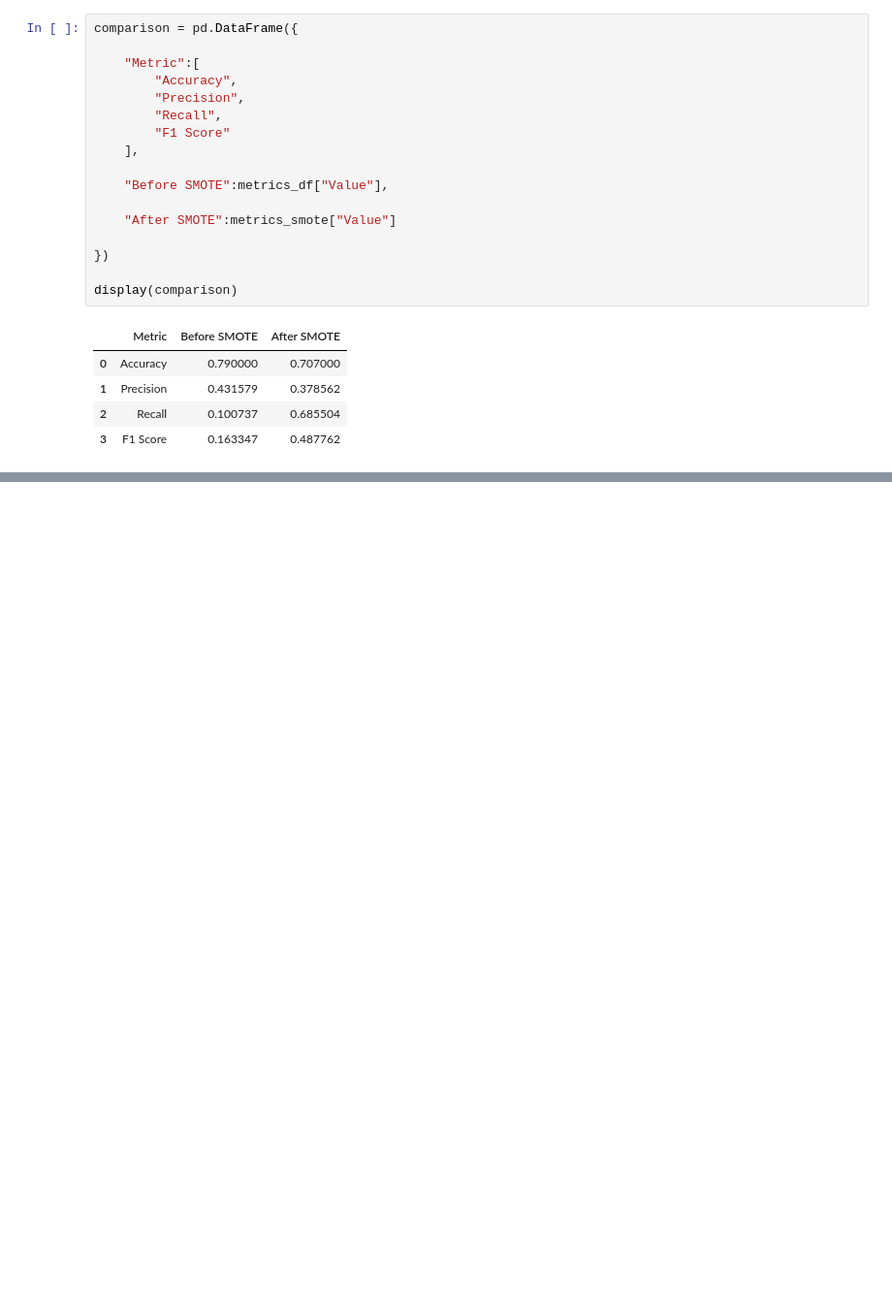
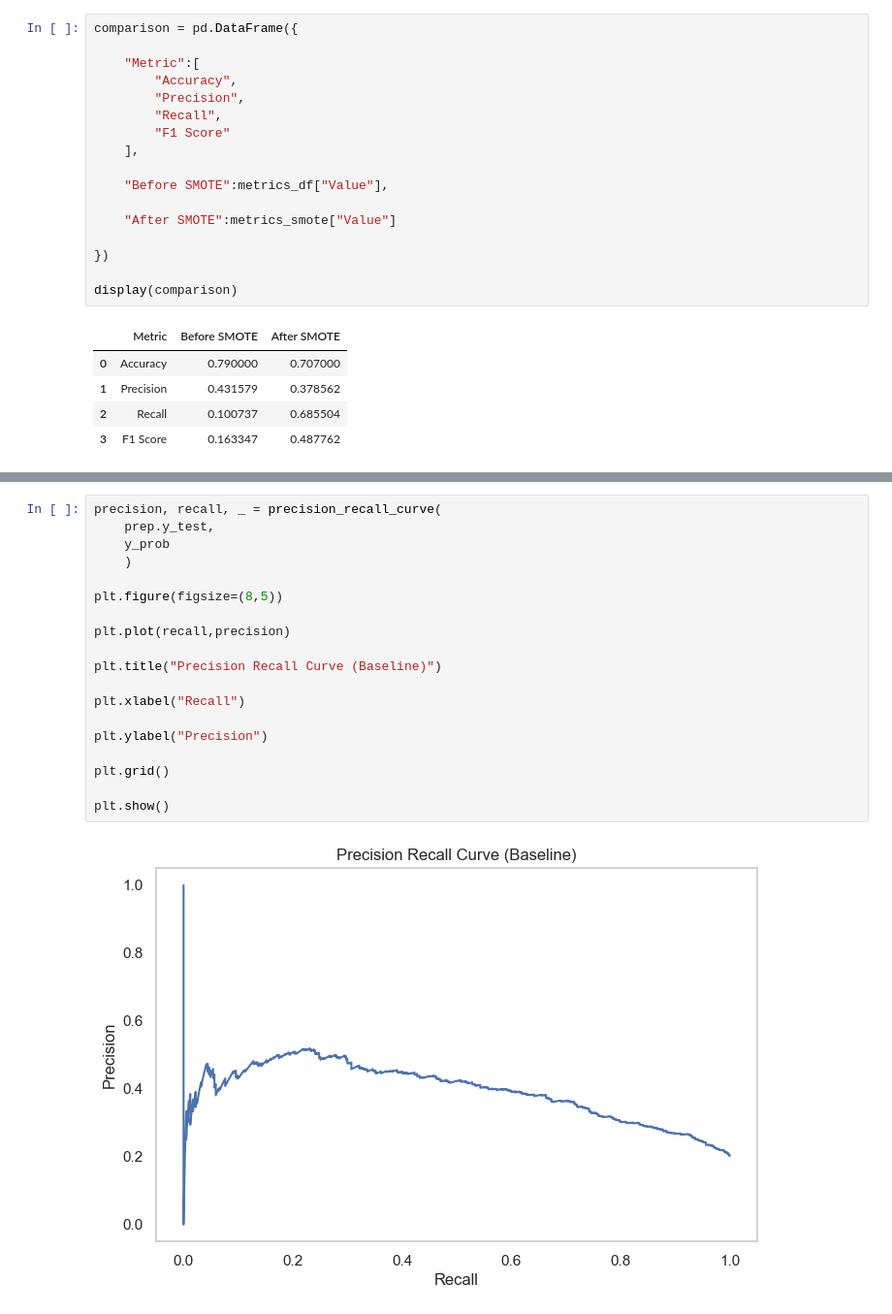
Before and after one commit to kimithora/Tubes-Struktur-Data-Algoritma, a Jupyter notebook: trialerror.ipynb, the cells around one changed output, grey strips where cells are left out. Shown at 97% size. Saved outputs shown, nothing was run; the diff lists cells and outputs as text; blank space fills up the shorter version.

```diff
--- a/trialerror.ipynb
+++ b/trialerror.ipynb
@@ -630,0 +1007,21 @@ display(comparison)
+# %%
+precision, recall, _ = precision_recall_curve(
+    prep.y_test,
+    y_prob
+    )
+
+plt.figure(figsize=(8,5))
+
+plt.plot(recall,precision)
+
+plt.title("Precision Recall Curve (Baseline)")
+
+plt.xlabel("Recall")
+
+plt.ylabel("Precision")
+
+plt.grid()
+
+plt.show()
+# %% [output]
+[figure, added]
```
Also changed, not shown: parts of 10 cells of this notebook.
